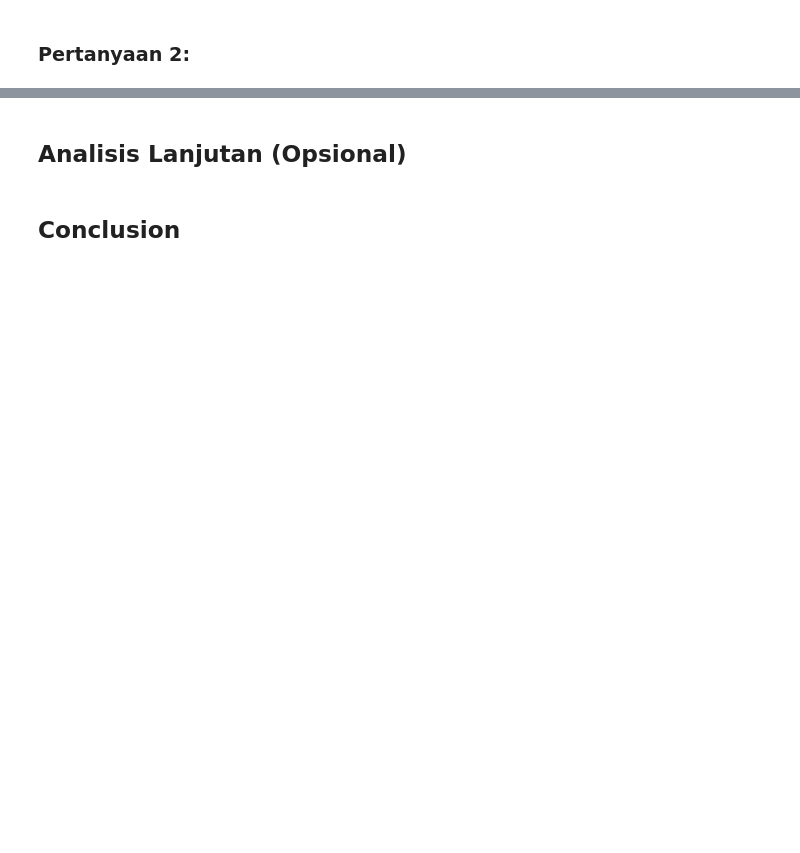
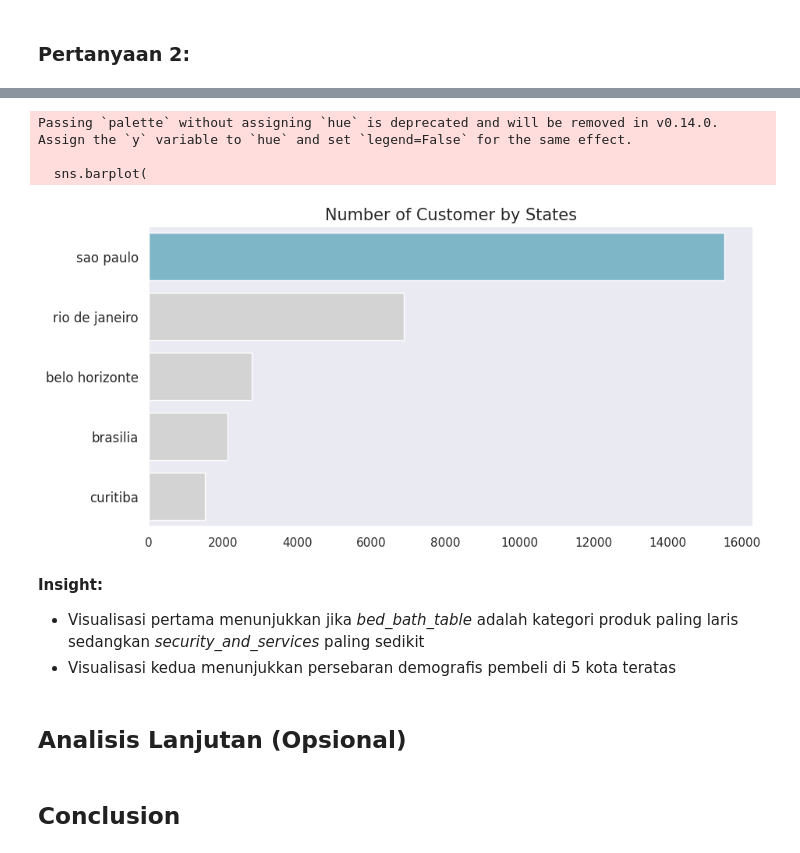
Before and after one commit to raffichs/submission, a Jupyter notebook: Proyek_Analisis_Data.ipynb, the cells around one changed output, grey strips where cells are left out. Drawn from its saved outputs; the diff is of its cells as text; code cells hidden in the pictures; blank space fills up the shorter version.

```diff
--- a/Proyek_Analisis_Data.ipynb
+++ b/Proyek_Analisis_Data.ipynb
@@ -27,0 +24,14 @@ sns.set(style='dark')
+# %%
+order_items_df = pd.read_csv("https://raw.githubusercontent.com/raffichs/submission/refs/heads/main/E-Commerce%20Public%20Dataset/order_items_dataset.csv")
+# order_items_df.head()
+
+products_df = pd.read_csv("https://raw.githubusercontent.com/raffichs/submission/refs/heads/main/E-Commerce%20Public%20Dataset/products_dataset.csv")
+# products_df.head()
+
+customers_df = pd.read_csv("https://raw.githubusercontent.com/raffichs/submission/refs/heads/main/E-Commerce%20Public%20Dataset/customers_dataset.csv")
+# customers_df.head()
+
+orders_df = pd.read_csv("https://raw.githubusercontent.com/raffichs/submission/refs/heads/main/E-Commerce%20Public%20Dataset/orders_dataset.csv")
+# orders_df.head()
+
+translate_df = pd.read_csv("https://raw.githubusercontent.com/raffichs/submission/refs/heads/main/E-Commerce%20Public%20Dataset/product_category_name_translation.csv")
@@ -47,0 +138,10 @@ sns.set(style='dark')
+# %%
+# Eksplorasi data customers dan orders
+customers_orders_df = pd.merge(
+    left=customers_df,
+    right=orders_df,
+    how="left",
+    left_on="customer_id",
+    right_on="customer_id"
+)
+customers_orders_df.groupby(by="customer_city").order_id.count().sort_values(ascending=False).head(15)
@@ -58,3 +191,31 @@ sns.set(style='dark')
+# %%
+bycity_df = customers_orders_df.groupby(by="customer_city").agg(customer_count=("order_id", "count")).sort_values(by="customer_count", ascending=False).head(5).reset_index()
+bycity_df.rename(columns={
+    "customer_id": "customer_count"
+}, inplace=True)
+bycity_df
+plt.figure(figsize=(10, 5))
+colors_ = ["#72BCD4", "#D3D3D3", "#D3D3D3", "#D3D3D3", "#D3D3D3", "#D3D3D3", "#D3D3D3", "#D3D3D3"]
+sns.barplot(
+    x="customer_count",
+    y="customer_city",
+    data=bycity_df,
+    palette=colors_
+)
+plt.title("Number of Customer by States", loc="center", fontsize=15)
+plt.ylabel(None)
+plt.xlabel(None)
+plt.tick_params(axis='y', labelsize=12)
+plt.show()
+# %% [output]
+Passing `palette` without assigning `hue` is deprecated and will be removed in v0.14.0. Assign the `y` variable to `hue` and set `legend=False` for the same effect.
+
+  sns.barplot(
+[figure, added]
+# %% [markdown]
+**Insight:**
+- Visualisasi pertama menunjukkan jika *bed_bath_table* adalah kategori produk paling laris sedangkan *security_and_services* paling sedikit
+- Visualisasi kedua menunjukkan persebaran demografis pembeli di 5 kota teratas
 # %% [markdown]
 ## Analisis Lanjutan (Opsional)
 # %% [markdown]
```
Also changed, not shown: parts of 15 cells of this notebook, 6 other files.
